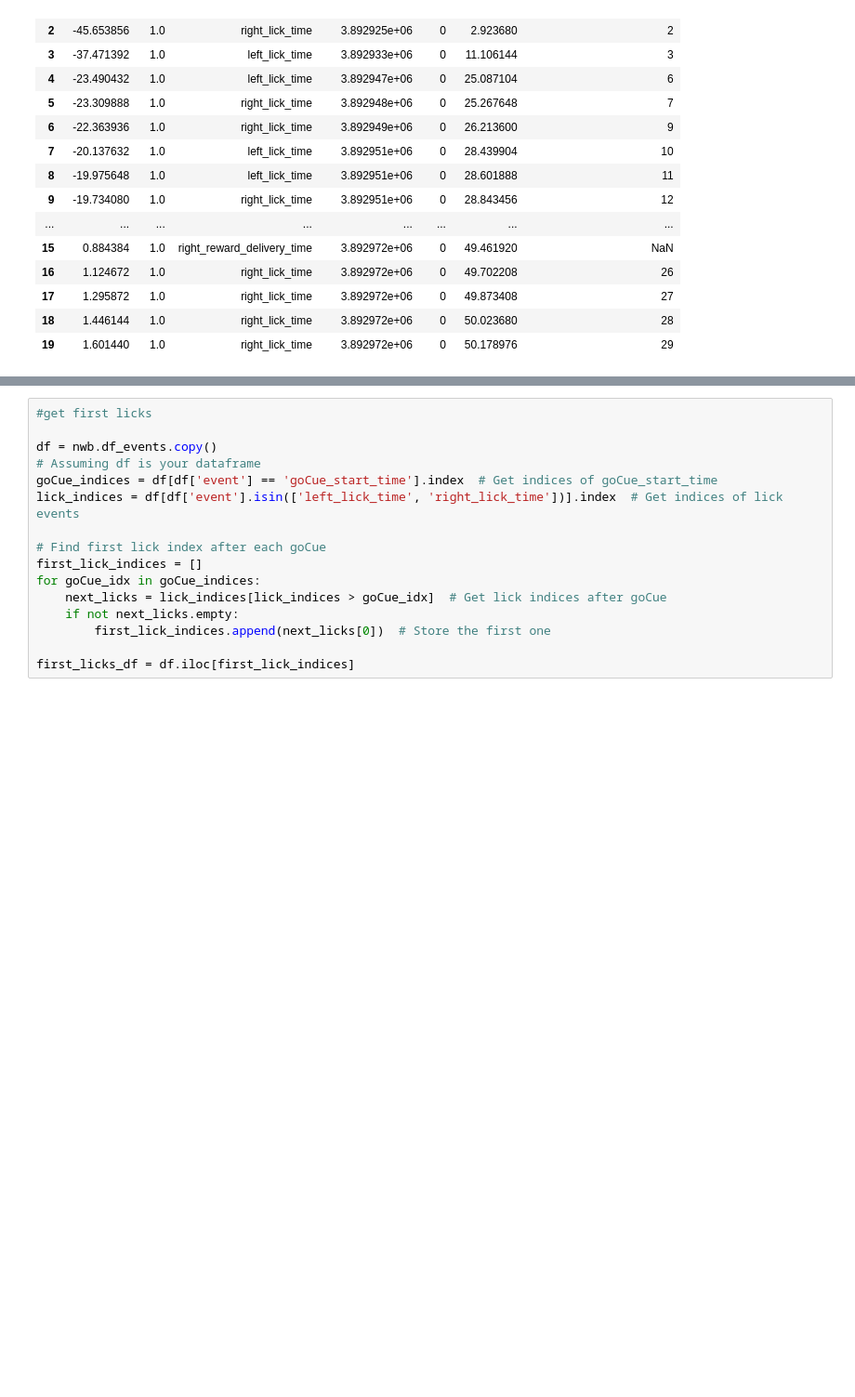
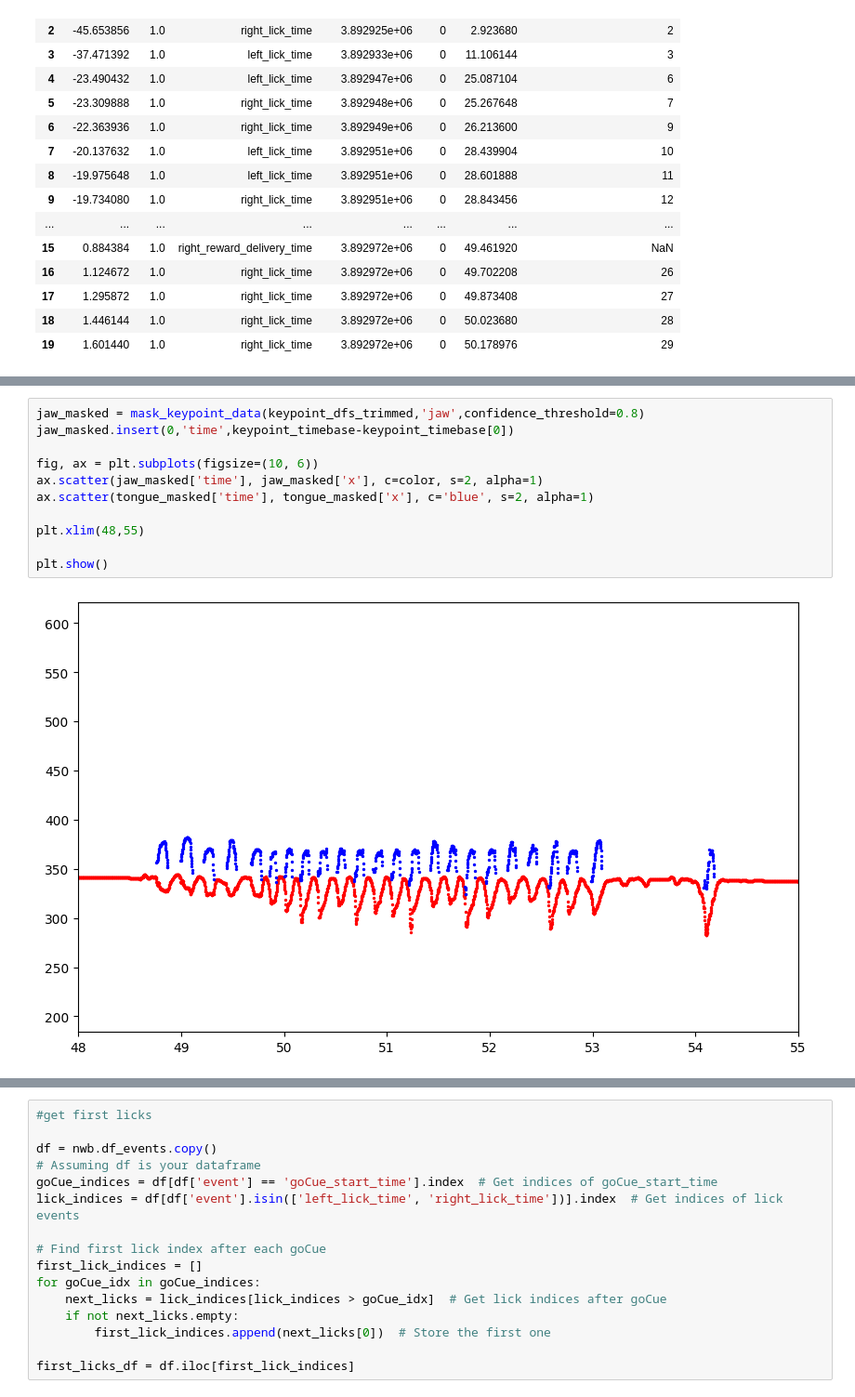
Before and after one commit to 1mattbecker/kinematics_analysis, a Jupyter notebook: code/tongue_kinematics.ipynb, the cells around one changed output, grey strips where cells are left out. Shown at 93% size. Cells and saved outputs as stored; diff of their text form; blank space fills up the shorter version.

```diff
--- a/code/tongue_kinematics.ipynb
+++ b/code/tongue_kinematics.ipynb
@@ -580,0 +656,13 @@ SyntaxError: invalid syntax (2599643420.py, line 1)
+# %%
+jaw_masked = mask_keypoint_data(keypoint_dfs_trimmed,'jaw',confidence_threshold=0.8)
+jaw_masked.insert(0,'time',keypoint_timebase-keypoint_timebase[0])
+
+fig, ax = plt.subplots(figsize=(10, 6))
+ax.scatter(jaw_masked['time'], jaw_masked['x'], c=color, s=2, alpha=1)
+ax.scatter(tongue_masked['time'], tongue_masked['x'], c='blue', s=2, alpha=1)
+
+plt.xlim(48,55)
+
+plt.show()
+# %% [output]
+[figure, added]
```
Also changed, not shown: parts of 15 cells of this notebook.
